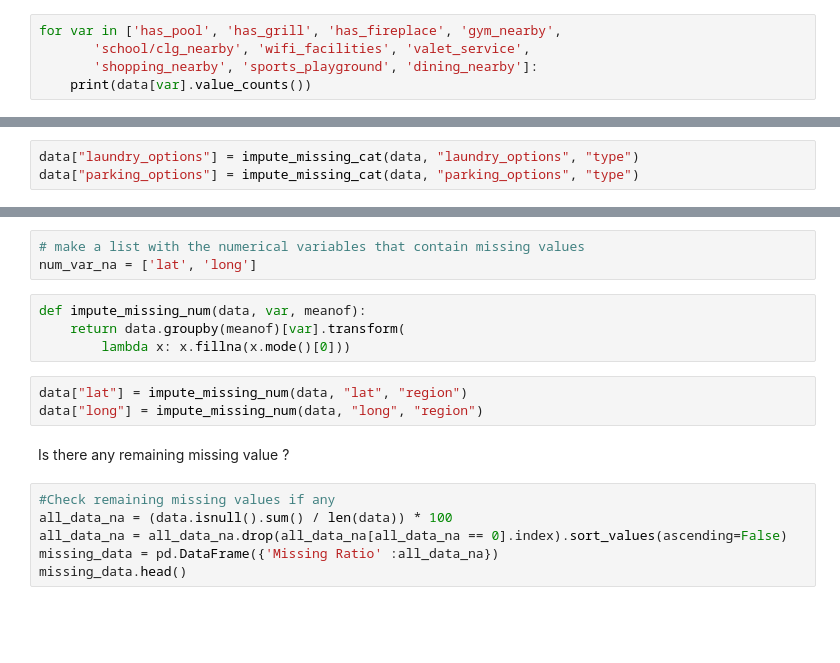
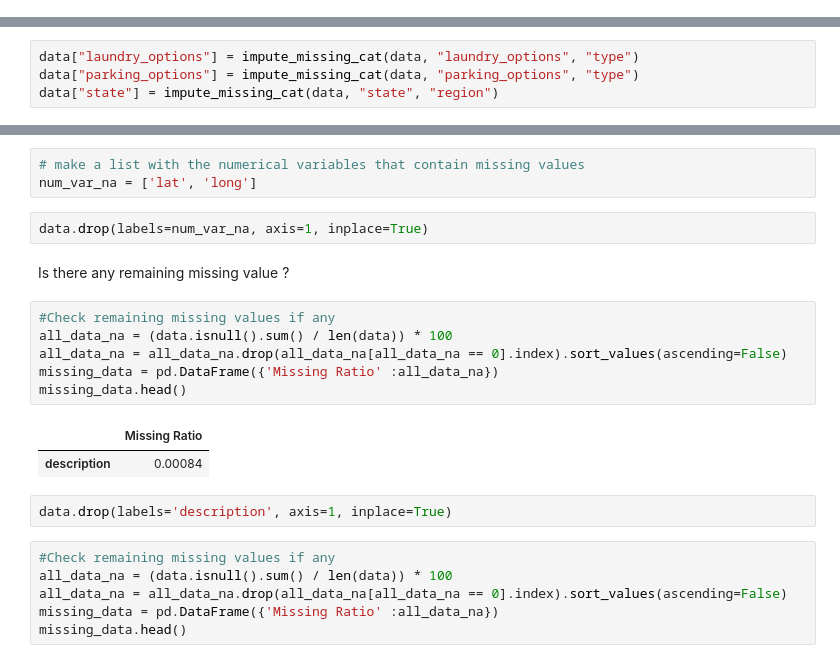
Before and after one commit to rekib0023/House-Rent-Prediction-Pipeline-Overview, a Jupyter notebook: Step-2 Feature Engineering.ipynb, the cells around one changed output, grey strips where cells are left out. Cells and saved outputs as stored; diff of their text form; blank space fills up the shorter version.

```diff
--- a/Step-2 Feature Engineering.ipynb
+++ b/Step-2 Feature Engineering.ipynb
@@ -148,6 +117 @@ Index(['id', 'url', 'region', 'region_url', 'price', 'type', 'sqfeet', 'beds',
       dtype='object')
-# %%
-for var in ['has_pool', 'has_grill', 'has_fireplace', 'gym_nearby',
-       'school/clg_nearby', 'wifi_facilities', 'valet_service',
-       'shopping_nearby', 'sports_playground', 'dining_nearby']:
-    print(data[var].value_counts())
@@ -183,20 +129,27 @@ def impute_missing_cat(data, var, modeof):
 # %%
 data["laundry_options"] = impute_missing_cat(data, "laundry_options", "type")
 data["parking_options"] = impute_missing_cat(data, "parking_options", "type")
+data["state"] = impute_missing_cat(data, "state", "region")
 # %% [markdown]
 ### Numerical variables
 # %%
 # make a list with the numerical variables that contain missing values
 num_var_na = ['lat', 'long']
-# %%
-def impute_missing_num(data, var, meanof):
-    return data.groupby(meanof)[var].transform(
-        lambda x: x.fillna(x.mode()[0]))
-# %%
-data["lat"] = impute_missing_num(data, "lat", "region")
-data["long"] = impute_missing_num(data, "long", "region")
+# %%
+data.drop(labels=num_var_na, axis=1, inplace=True)
 # %% [markdown]
 Is there any remaining missing value ?
+# %%
+#Check remaining missing values if any
+all_data_na = (data.isnull().sum() / len(data)) * 100
+all_data_na = all_data_na.drop(all_data_na[all_data_na == 0].index).sort_values(ascending=False)
+missing_data = pd.DataFrame({'Missing Ratio' :all_data_na})
+missing_data.head()
+# %% [output]
+|  | Missing Ratio |
+| description | 0.00084 |
+# %%
+data.drop(labels='description', axis=1, inplace=True)
 # %%
 #Check remaining missing values if any
 all_data_na = (data.isnull().sum() / len(data)) * 100
```
Also changed, not shown: parts of 28 cells of this notebook.
